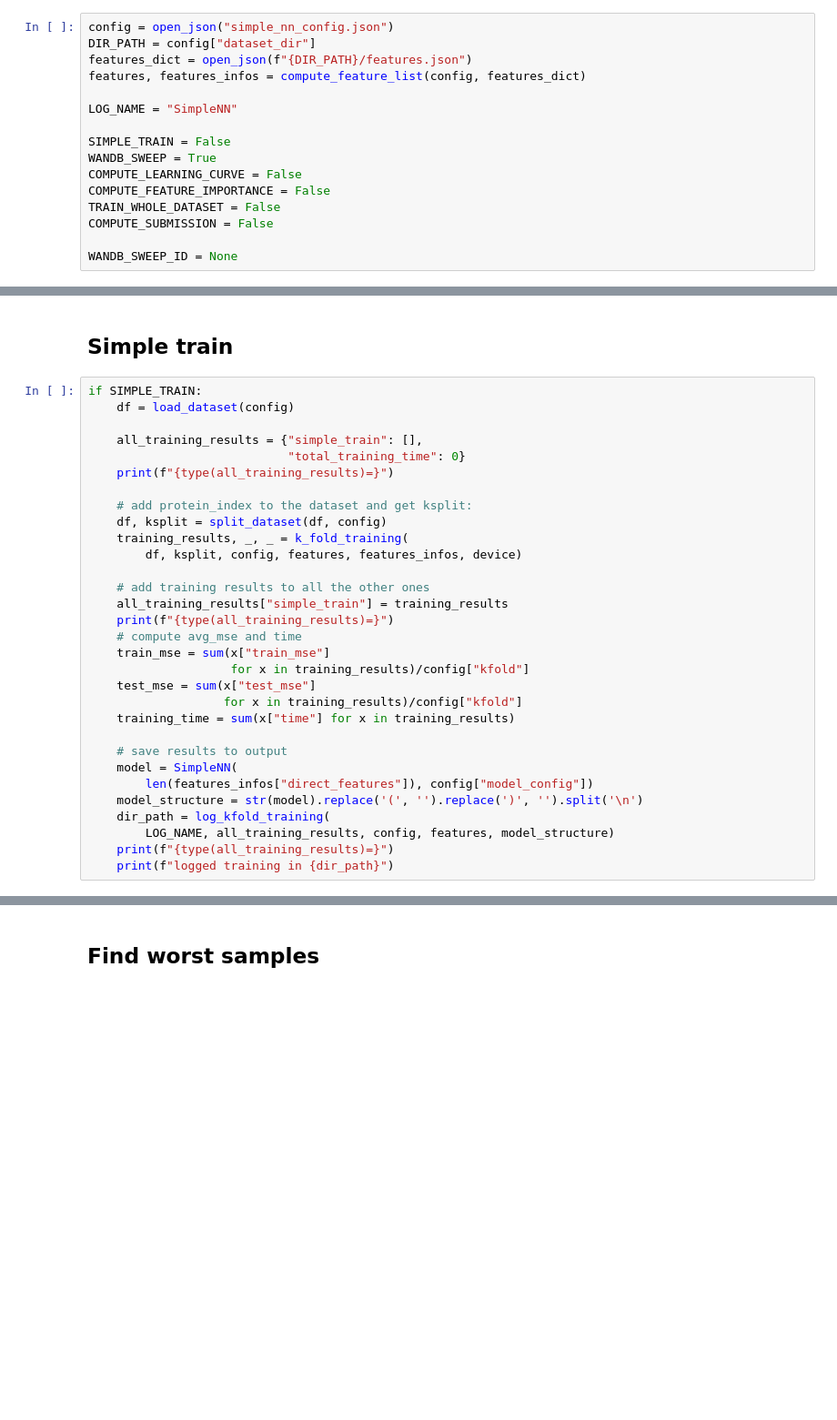
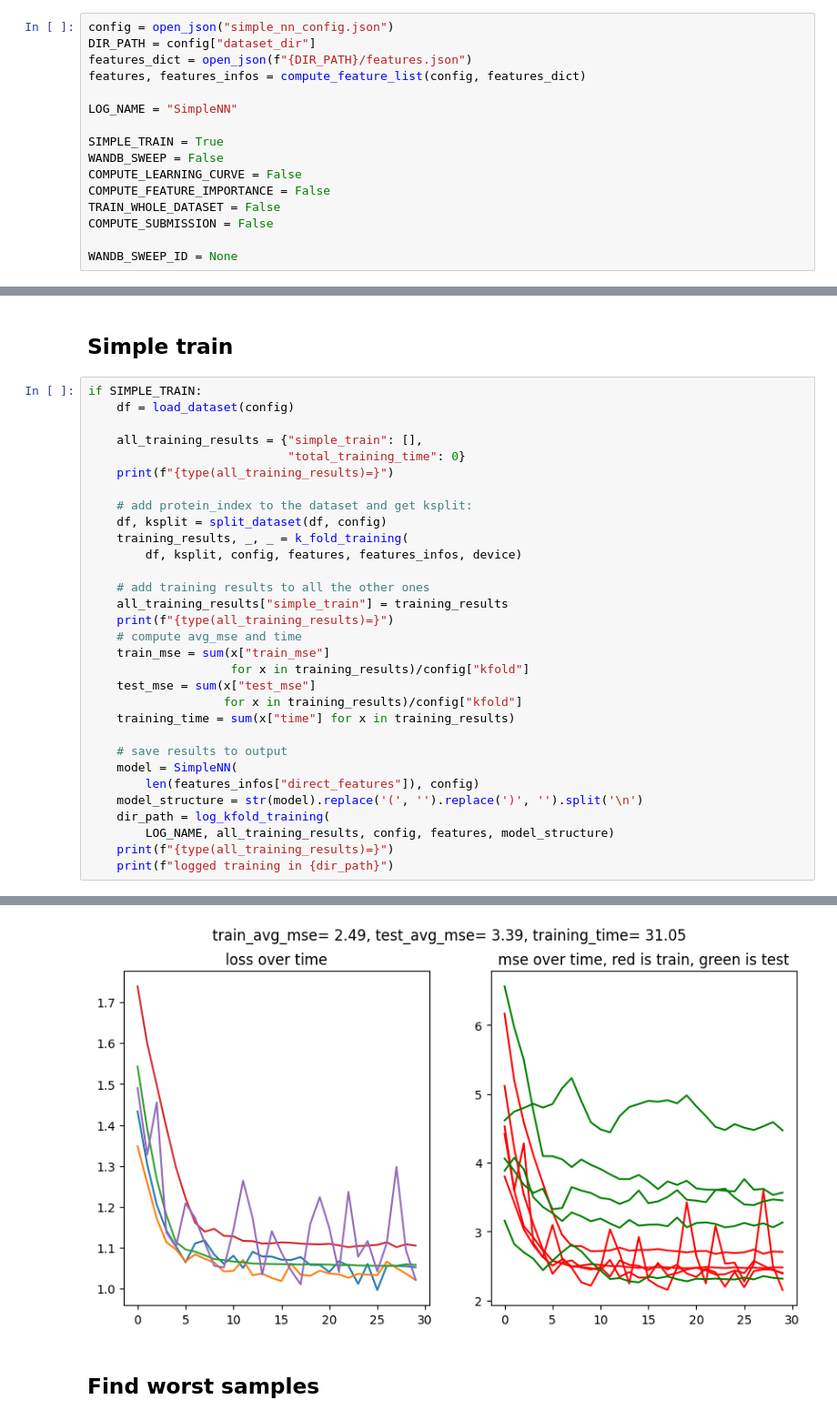
Before and after one commit to NiceSpark/novozymes-prediction, a Jupyter notebook: training/train_nn.ipynb, the cells around one changed output, grey strips where cells are left out. Shown: that part at 91% size. Drawn from its saved outputs; the diff is of its cells as text; blank space fills up the shorter version.

```diff
--- a/training/train_nn.ipynb
+++ b/training/train_nn.ipynb
@@ -22,8 +22,8 @@ features, features_infos = compute_feature_list(config, features_dict)
 
 LOG_NAME = "SimpleNN"
 
-SIMPLE_TRAIN = False
-WANDB_SWEEP = True
+SIMPLE_TRAIN = True
+WANDB_SWEEP = False
 COMPUTE_LEARNING_CURVE = False
 COMPUTE_FEATURE_IMPORTANCE = False
 TRAIN_WHOLE_DATASET = False
@@ -123,9 +113,10 @@ if SIMPLE_TRAIN:
 
     # save results to output
     model = SimpleNN(
-        len(features_infos["direct_features"]), config["model_config"])
+        len(features_infos["direct_features"]), config)
     model_structure = str(model).replace('(', '').replace(')', '').split('\n')
     dir_path = log_kfold_training(
         LOG_NAME, all_training_results, config, features, model_structure)
     print(f"{type(all_training_results)=}")
     print(f"logged training in {dir_path}")
+# %% [output]
@@ -132,3 +128,4 @@ if SIMPLE_TRAIN:
+[figure, added]
 # %% [markdown]
 ## Find worst samples
 # %%
```
Also changed, not shown: parts of 5 cells of this notebook, 7 other files.
